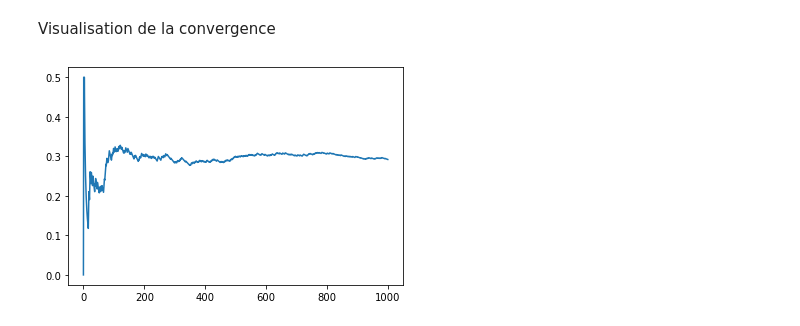
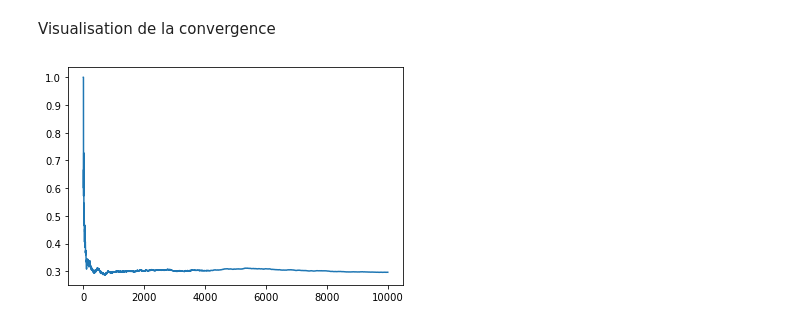
Before and after one commit to paulinebernard/CDIS, a Jupyter notebook: Probabilités V/Probabilité V.ipynb, the cells around one changed output. Drawn from its saved outputs; the diff is of its cells as text; code cells hidden in the pictures.

```diff
--- a/Probabilités V/Probabilité V.ipynb
+++ b/Probabilités V/Probabilité V.ipynb
@@ -473,10 +473,10 @@ np.mean(np.sin(np.random.standard_normal(n))>1/2)
 # %% [markdown]
 Visualisation de la convergence
 # %%
-n=1000
+n=10000
 x = np.arange(n)
 Mn = np.cumsum(np.sin(np.random.standard_normal(n))>1/2)/(1+x)
 plt.plot(x,Mn)
 plt.show()
 # %% [output]
-[figure, old version]
+[figure, new version]
```
Also changed, not shown: parts of 18 cells of this notebook, 2 other files.
